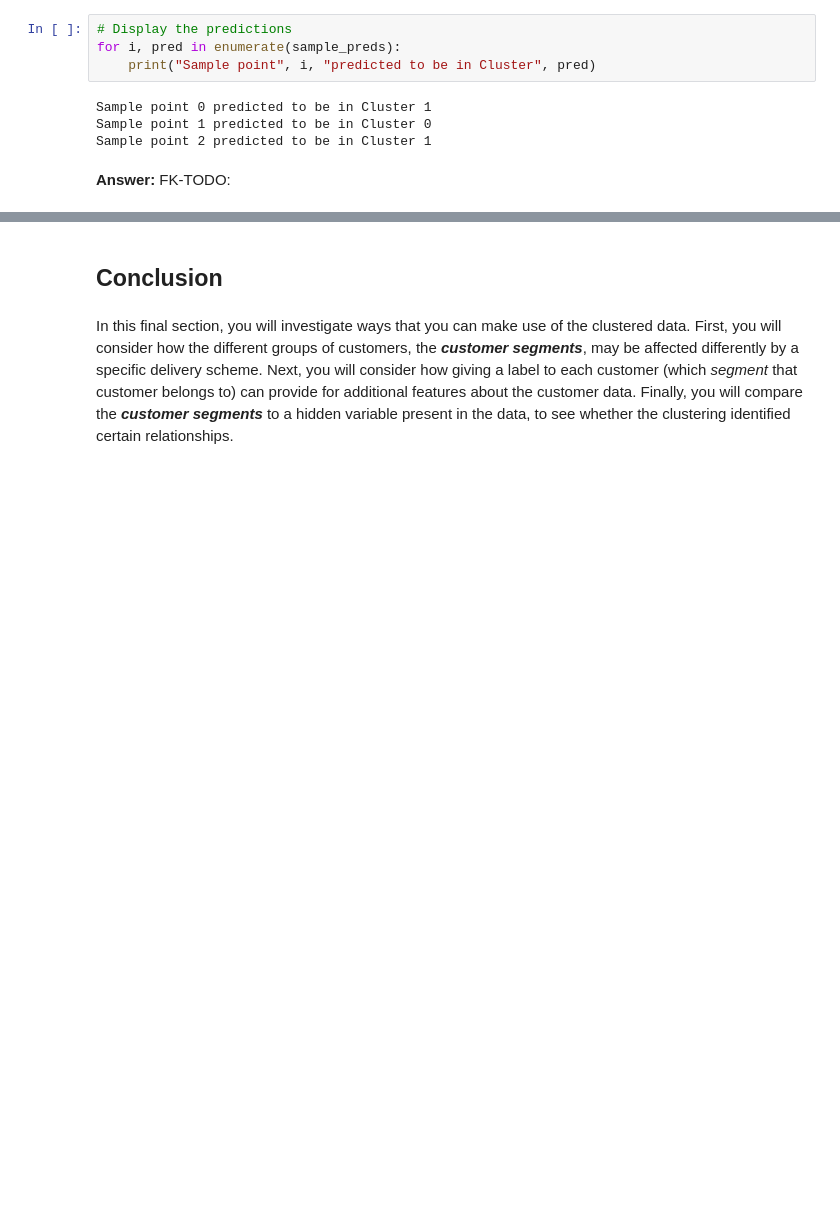
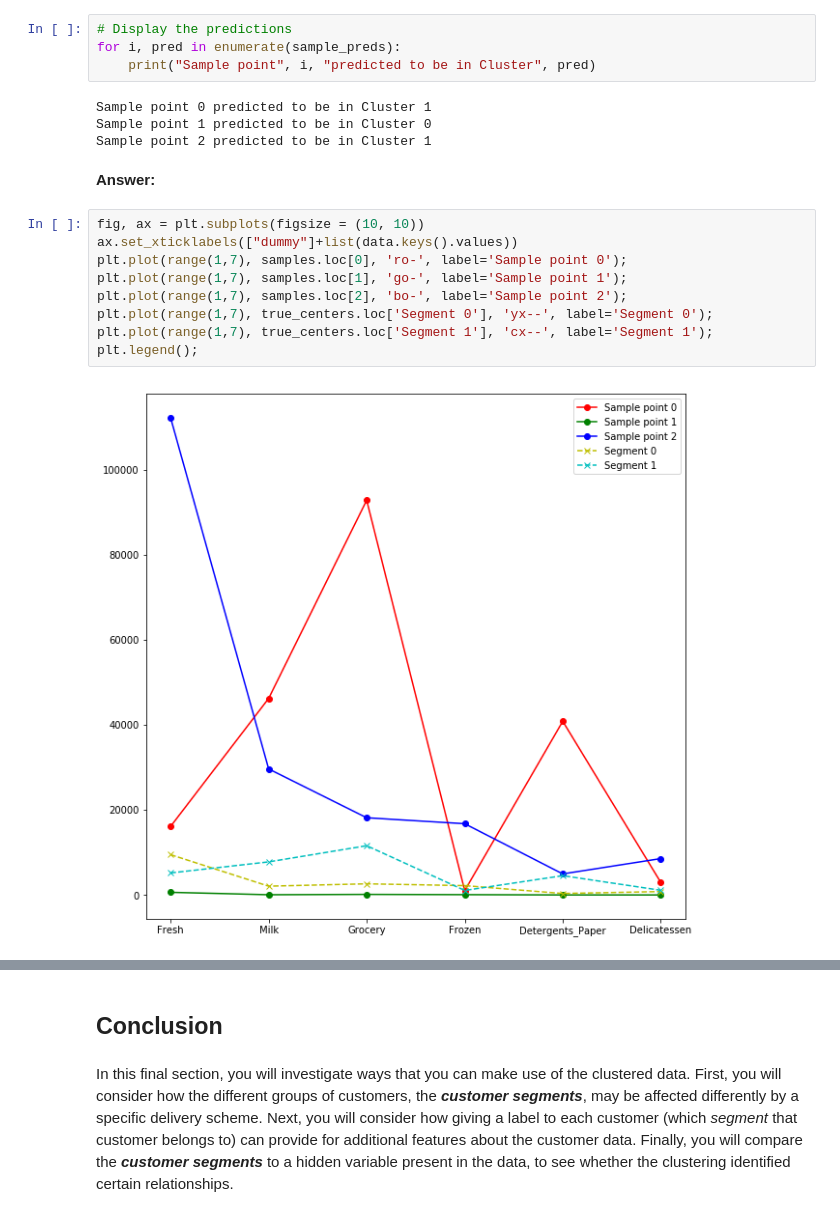
Before and after one commit to KnollFrank/Creating-Customer-Segments, a Jupyter notebook: customer_segments.ipynb, the cells around one changed output, grey strips where cells are left out. Drawn from its saved outputs; the diff is of its cells as text; blank space fills up the shorter version.

```diff
--- a/customer_segments.ipynb
+++ b/customer_segments.ipynb
@@ -777,4 +777,14 @@ Sample point 1 predicted to be in Cluster 0
 Sample point 2 predicted to be in Cluster 1
 # %% [markdown]
 **Answer:**
-FK-TODO:
+# %%
+fig, ax = plt.subplots(figsize = (10, 10))
+ax.set_xticklabels(["dummy"]+list(data.keys().values))
+plt.plot(range(1,7), samples.loc[0], 'ro-', label='Sample point 0');
+plt.plot(range(1,7), samples.loc[1], 'go-', label='Sample point 1');
+plt.plot(range(1,7), samples.loc[2], 'bo-', label='Sample point 2');
+plt.plot(range(1,7), true_centers.loc['Segment 0'], 'yx--', label='Segment 0');
+plt.plot(range(1,7), true_centers.loc['Segment 1'], 'cx--', label='Segment 1');
+plt.legend();
+# %% [output]
+[figure, added]
```
Also changed, not shown: parts of 2 cells of this notebook.
